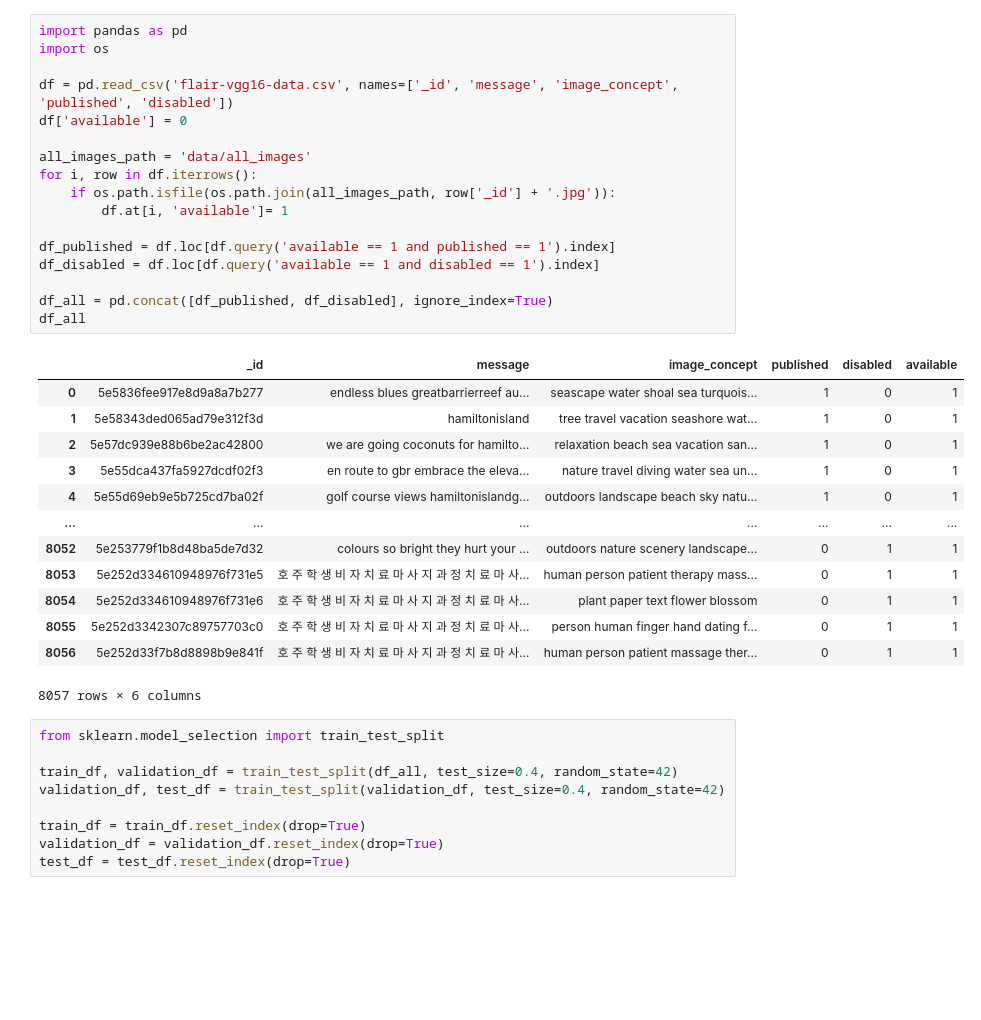
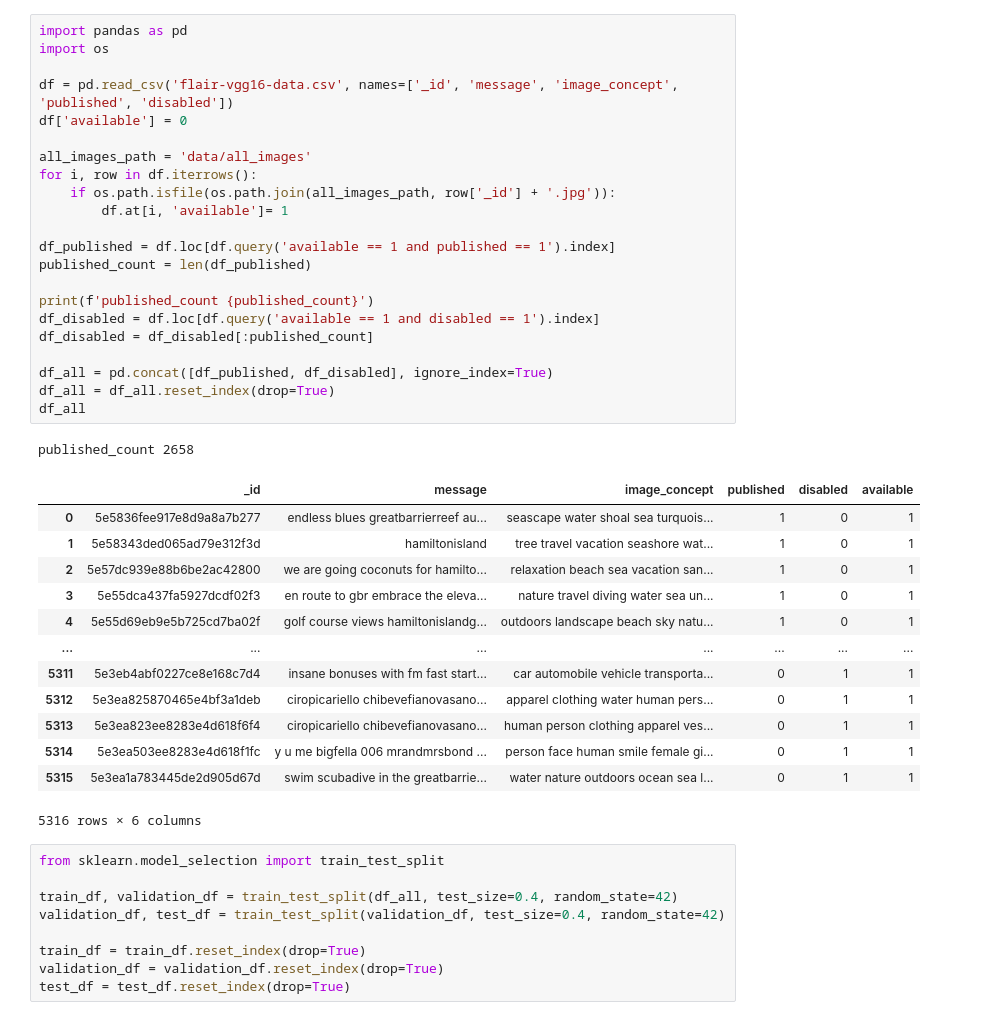
Before and after one commit to mondor/transferlearning-playground, a Jupyter notebook: 1 Flair VGG16 Model Simple.ipynb, the cells around one changed output. Drawn from its saved outputs; the diff is of its cells as text; blank space fills up the shorter version.

```diff
--- a/Flair VGG16 Model Simple.ipynb
+++ b/1 Flair VGG16 Model Simple.ipynb
@@ -1,34 +1,40 @@
 # %%
 import pandas as pd
 import os
 
 df = pd.read_csv('flair-vgg16-data.csv', names=['_id', 'message', 'image_concept', 'published', 'disabled'])
 df['available'] = 0
 
 all_images_path = 'data/all_images'
 for i, row in df.iterrows():
     if os.path.isfile(os.path.join(all_images_path, row['_id'] + '.jpg')):
         df.at[i, 'available']= 1
 
 df_published = df.loc[df.query('available == 1 and published == 1').index]
+published_count = len(df_published)
+
+print(f'published_count {published_count}')
 df_disabled = df.loc[df.query('available == 1 and disabled == 1').index]
+df_disabled = df_disabled[:published_count]
 
 df_all = pd.concat([df_published, df_disabled], ignore_index=True)
+df_all = df_all.reset_index(drop=True)
 df_all
 # %% [output]
+published_count 2658
 |  | _id | message | image_concept | published | disabled | available |
 | 0 | 5e5836fee917e8d9a8a7b277 | endless blues greatbarrierreef au... | seascape water shoal sea turquois... | 1 | 0 | 1 |
 | 1 | 5e58343ded065ad79e312f3d | hamiltonisland | tree travel vacation seashore wat... | 1 | 0 | 1 |
 | 2 | 5e57dc939e88b6be2ac42800 | we are going coconuts for hamilto... | relaxation beach sea vacation san... | 1 | 0 | 1 |
 | 3 | 5e55dca437fa5927dcdf02f3 | en route to gbr embrace the eleva... | nature travel diving water sea un... | 1 | 0 | 1 |
 | 4 | 5e55d69eb9e5b725cd7ba02f | golf course views hamiltonislandg... | outdoors landscape beach sky natu... | 1 | 0 | 1 |
 | ... | ... | ... | ... | ... | ... | ... |
-| 8052 | 5e253779f1b8d48ba5de7d32 | colours so bright they hurt your ... | outdoors nature scenery landscape... | 0 | 1 | 1 |
-| 8053 | 5e252d334610948976f731e5 | 호 주 학 생 비 자 치 료 마 사 지 과 정 치 료 마 사... | human person patient therapy mass... | 0 | 1 | 1 |
-| 8054 | 5e252d334610948976f731e6 | 호 주 학 생 비 자 치 료 마 사 지 과 정 치 료 마 사... | plant paper text flower blossom | 0 | 1 | 1 |
-| 8055 | 5e252d3342307c89757703c0 | 호 주 학 생 비 자 치 료 마 사 지 과 정 치 료 마 사... | person human finger hand dating f... | 0 | 1 | 1 |
-| 8056 | 5e252d33f7b8d8898b9e841f | 호 주 학 생 비 자 치 료 마 사 지 과 정 치 료 마 사... | human person patient massage ther... | 0 | 1 | 1 |
+| 5311 | 5e3eb4abf0227ce8e168c7d4 | insane bonuses with fm fast start... | car automobile vehicle transporta... | 0 | 1 | 1 |
+| 5312 | 5e3ea825870465e4bf3a1deb | ciropicariello chibevefianovasano... | apparel clothing water human pers... | 0 | 1 | 1 |
+| 5313 | 5e3ea823ee8283e4d618f6f4 | ciropicariello chibevefianovasano... | human person clothing apparel ves... | 0 | 1 | 1 |
+| 5314 | 5e3ea503ee8283e4d618f1fc | y u me bigfella 006 mrandmrsbond ... | person face human smile female gi... | 0 | 1 | 1 |
+| 5315 | 5e3ea1a783445de2d905d67d | swim scubadive in the greatbarrie... | water nature outdoors ocean sea l... | 0 | 1 | 1 |
-8057 rows × 6 columns
+5316 rows × 6 columns
 # %%
 from sklearn.model_selection import train_test_split
 
```
Also changed, not shown: parts of 3 cells of this notebook, 12 other files.
